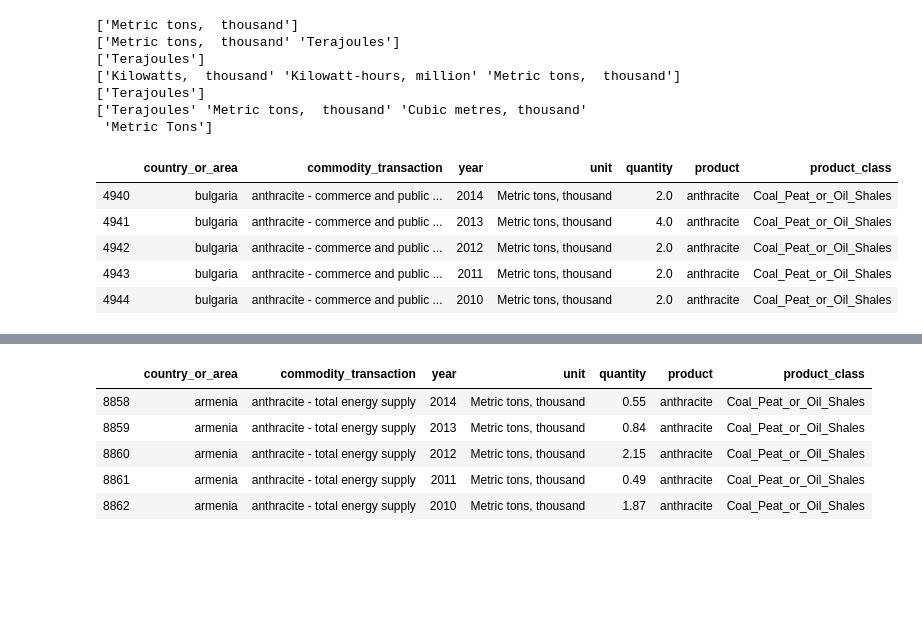
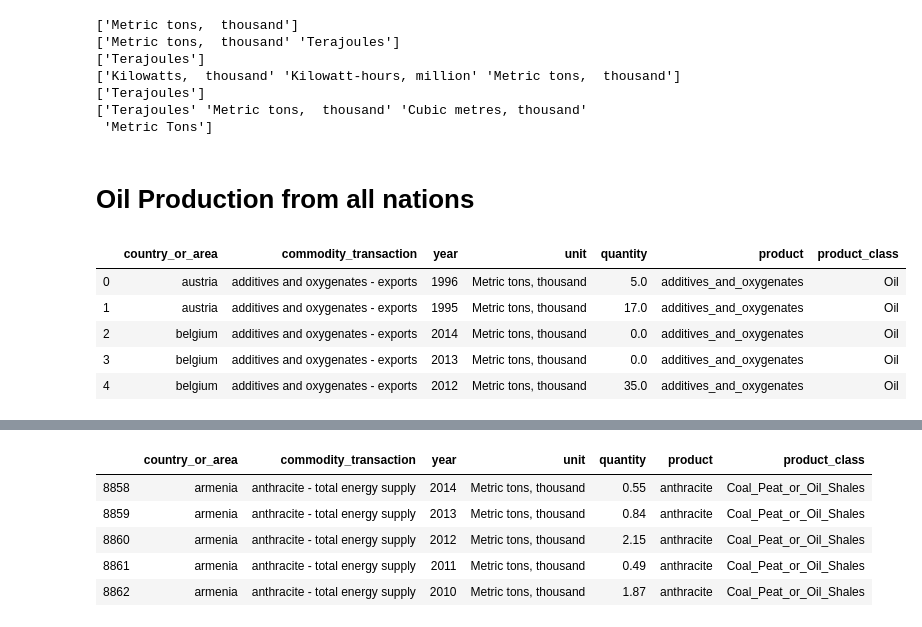
Before and after one commit to philipayazi/International-Energy-Statistics, a Jupyter notebook: International_Energy_Statistics.ipynb, the cells around one changed output, grey strips where cells are left out. Cells and saved outputs as stored; diff of their text form; code cells hidden in the pictures; blank space fills up the shorter version.

```diff
--- a/International_Energy_Statistics.ipynb
+++ b/International_Energy_Statistics.ipynb
@@ -240,12 +240,14 @@ print(Biofuels_Waste_df.unit.unique())
 # Coal Peat and Shale has mass and energy units of measure, respectively
 # Electricity has power, energy, and mass units of measure, respectivey
 # Biofuels and Waste has energy, two mass units (separated by 3 orders of magnitude), and volume units of measure, respectivey
+# %% [markdown]
+# Oil Production from all nations
 # %%
-Coal_Peat_or_Oil_Shalesoil_df.head()
+Oil_df.head()
 # %% [output]
 |  | country_or_area | commodity_transaction | year | unit | quantity | product | product_class |
-| 4940 | bulgaria | anthracite - commerce and public ... | 2014 | Metric tons, thousand | 2.0 | anthracite | Coal_Peat_or_Oil_Shales |
-| 4941 | bulgaria | anthracite - commerce and public ... | 2013 | Metric tons, thousand | 4.0 | anthracite | Coal_Peat_or_Oil_Shales |
-| 4942 | bulgaria | anthracite - commerce and public ... | 2012 | Metric tons, thousand | 2.0 | anthracite | Coal_Peat_or_Oil_Shales |
-| 4943 | bulgaria | anthracite - commerce and public ... | 2011 | Metric tons, thousand | 2.0 | anthracite | Coal_Peat_or_Oil_Shales |
-| 4944 | bulgaria | anthracite - commerce and public ... | 2010 | Metric tons, thousand | 2.0 | anthracite | Coal_Peat_or_Oil_Shales |
+| 0 | austria | additives and oxygenates - exports | 1996 | Metric tons, thousand | 5.0 | additives_and_oxygenates | Oil |
+| 1 | austria | additives and oxygenates - exports | 1995 | Metric tons, thousand | 17.0 | additives_and_oxygenates | Oil |
+| 2 | belgium | additives and oxygenates - exports | 2014 | Metric tons, thousand | 0.0 | additives_and_oxygenates | Oil |
+| 3 | belgium | additives and oxygenates - exports | 2013 | Metric tons, thousand | 0.0 | additives_and_oxygenates | Oil |
+| 4 | belgium | additives and oxygenates - exports | 2012 | Metric tons, thousand | 35.0 | additives_and_oxygenates | Oil |
```
Also changed, not shown: parts of 22 cells of this notebook.
